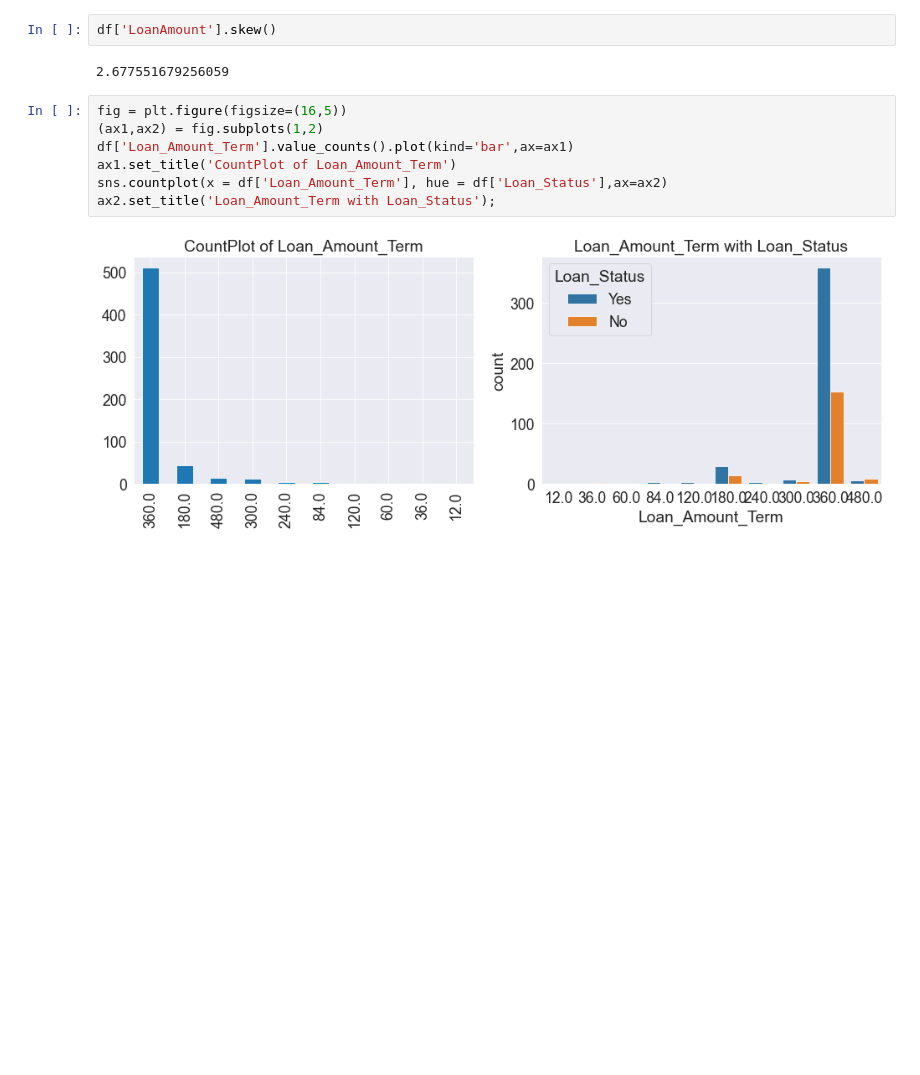
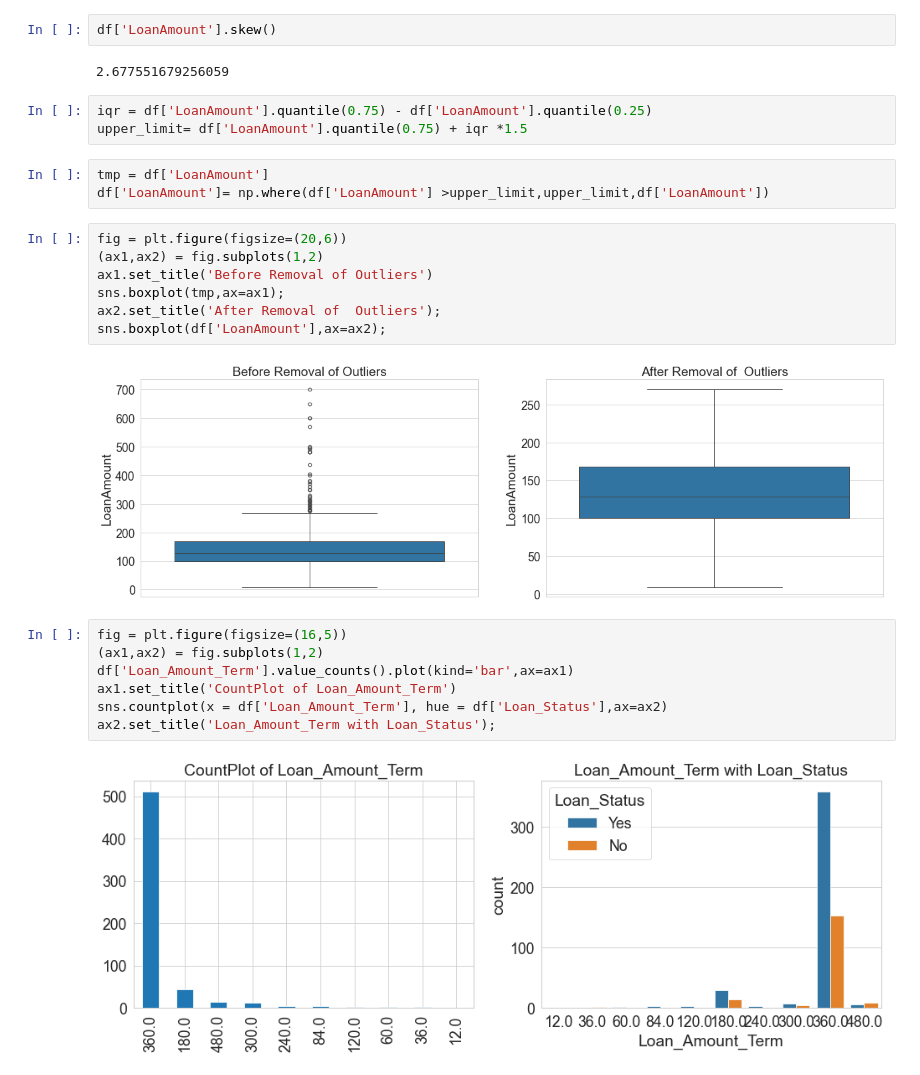
Before and after one commit to Muhammad-Sheraz-ds/Loan-Status-Prediction, a Jupyter notebook: Loan-Eligibility-Prediction.ipynb, the cells around one changed output. Saved outputs shown, nothing was run; the diff lists cells and outputs as text; blank space fills up the shorter version.

```diff
--- a/Loan-Eligibility-Prediction.ipynb
+++ b/Loan-Eligibility-Prediction.ipynb
@@ -222,6 +246,21 @@ ax2.set_title('Boxplot of LoanAmount');
 df['LoanAmount'].skew()
 # %% [output]
 2.677551679256059
+# %%
+iqr = df['LoanAmount'].quantile(0.75) - df['LoanAmount'].quantile(0.25)
+upper_limit= df['LoanAmount'].quantile(0.75) + iqr *1.5
+# %%
+tmp = df['LoanAmount']
+df['LoanAmount']= np.where(df['LoanAmount'] >upper_limit,upper_limit,df['LoanAmount'])
+# %%
+fig = plt.figure(figsize=(20,6))
+(ax1,ax2) = fig.subplots(1,2)
+ax1.set_title('Before Removal of Outliers')
+sns.boxplot(tmp,ax=ax1);
+ax2.set_title('After Removal of  Outliers');
+sns.boxplot(df['LoanAmount'],ax=ax2);
+# %% [output]
+[figure, added]
 # %%
 fig = plt.figure(figsize=(16,5))
 (ax1,ax2) = fig.subplots(1,2)
```
Also changed, not shown: parts of 37 cells of this notebook.
